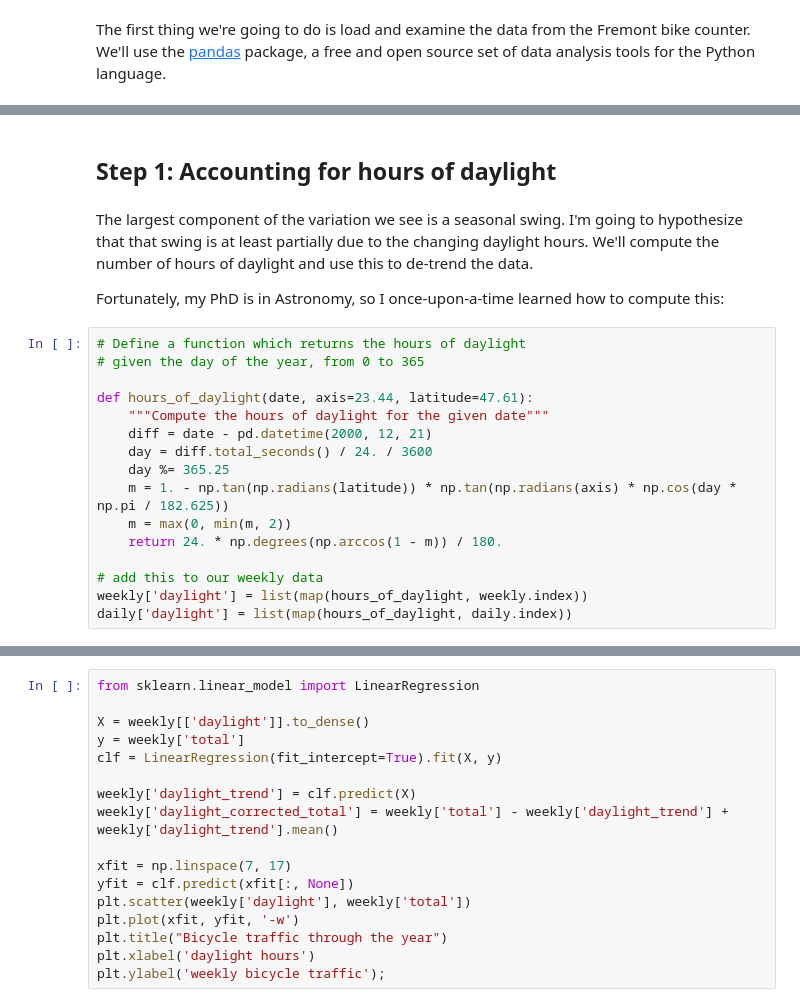
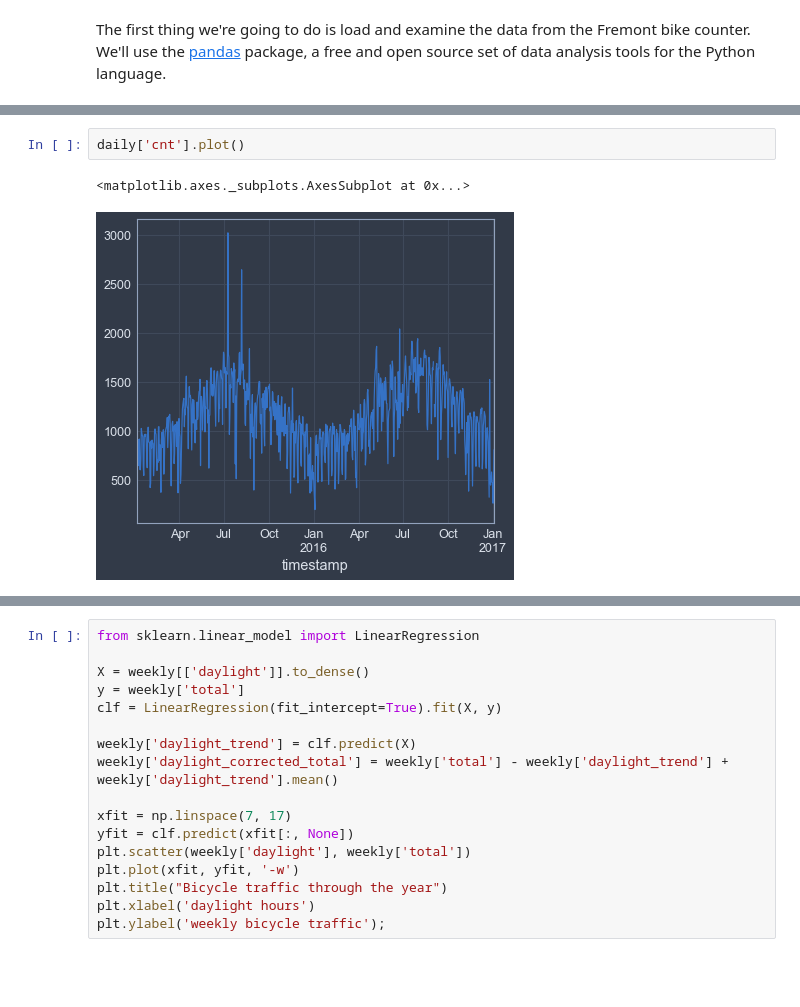
Before and after one commit to ricardoV94/SeattleBike, a Jupyter notebook: SeattelCyclingNew.ipynb, the cells around one changed output, grey strips where cells are left out. Cells and saved outputs as stored; diff of their text form; blank space fills up the shorter version.

```diff
--- a/SeattelCyclingNew.ipynb
+++ b/SeattelCyclingNew.ipynb
@@ -102,24 +92,7 @@ For simplicity, I'm going to stick with a **linear model** here. It would be pos
-# %% [markdown]
-## Step 1: Accounting for hours of daylight
-# %% [markdown]
-The largest component of the variation we see is a seasonal swing. I'm going to hypothesize that that swing is at least partially due to the changing daylight hours. We'll compute the number of hours of daylight and use this to de-trend the data.
-
-Fortunately, my PhD is in Astronomy, so I once-upon-a-time learned how to compute this:
-# %%
-# Define a function which returns the hours of daylight
-# given the day of the year, from 0 to 365
-
-def hours_of_daylight(date, axis=23.44, latitude=47.61):
-    """Compute the hours of daylight for the given date"""
-    diff = date - pd.datetime(2000, 12, 21)
-    day = diff.total_seconds() / 24. / 3600
-    day %= 365.25
-    m = 1. - np.tan(np.radians(latitude)) * np.tan(np.radians(axis) * np.cos(day * np.pi / 182.625))
-    m = max(0, min(m, 2))
-    return 24. * np.degrees(np.arccos(1 - m)) / 180.
-
-# add this to our weekly data
-weekly['daylight'] = list(map(hours_of_daylight, weekly.index))
-daily['daylight'] = list(map(hours_of_daylight, daily.index))
+# %%
+daily['cnt'].plot()
+# %% [output]
+<matplotlib.axes._subplots.AxesSubplot at 0x...>
+[figure, added]
 # %%
 # Plot the daylight curve
```
Also changed, not shown: parts of 14 cells of this notebook, 3 other files.
